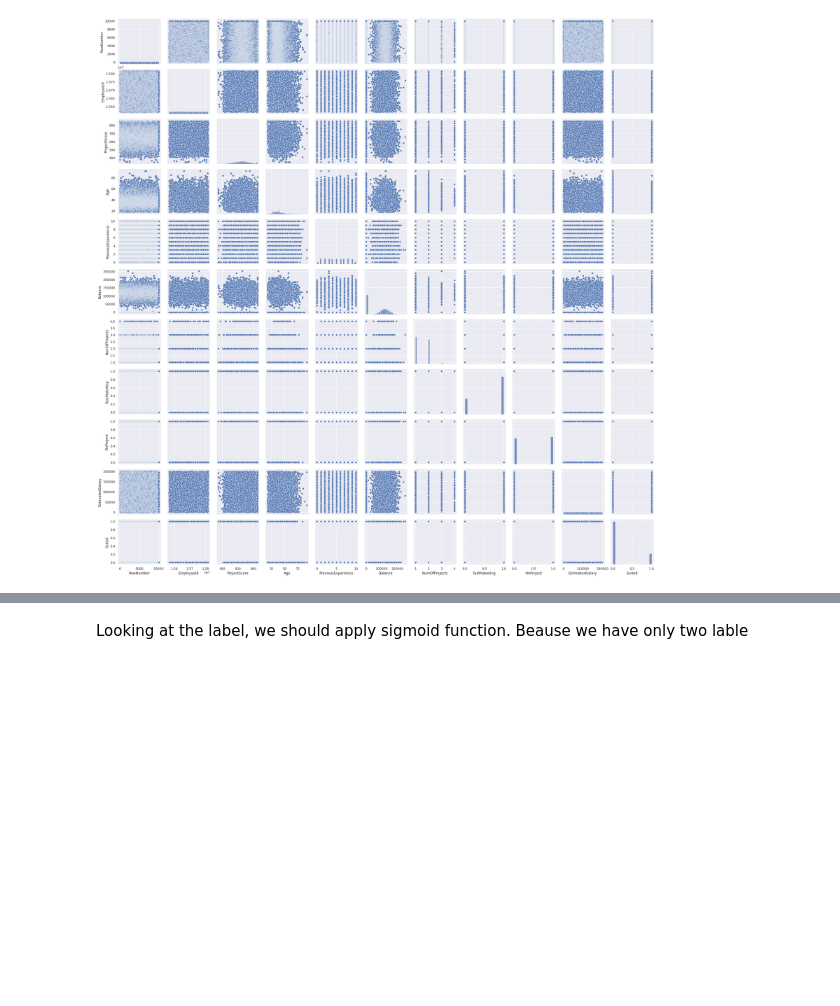
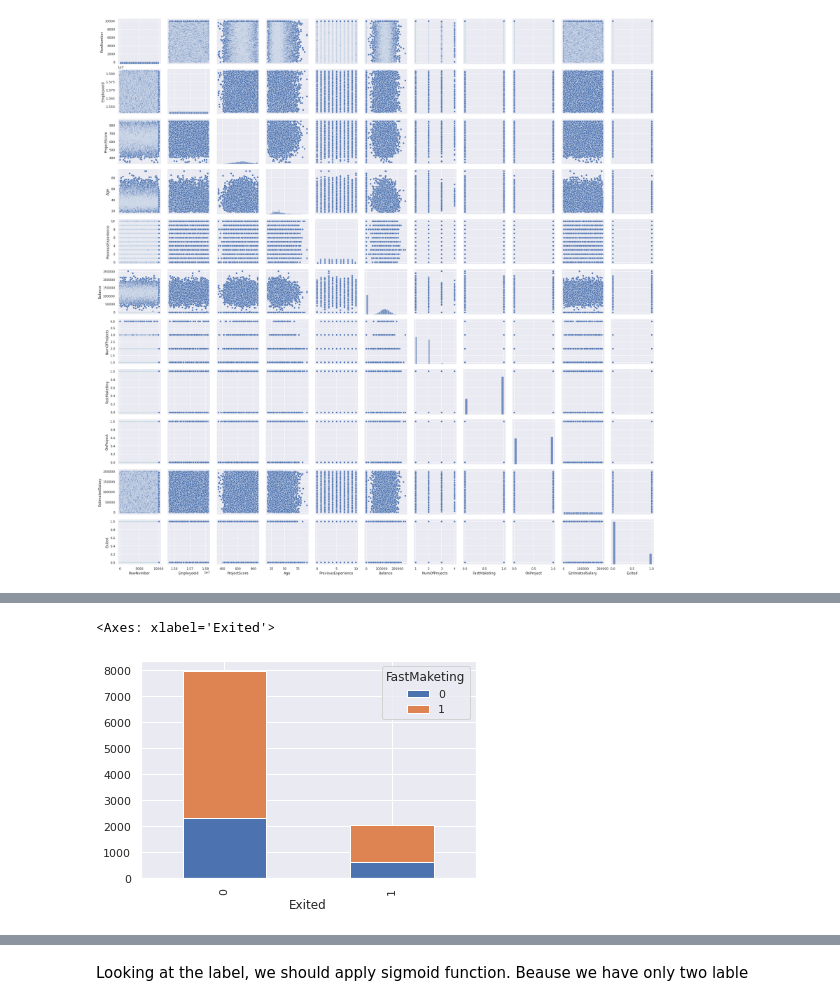
Before and after one commit to Leonild/DS_mAIstros, a Jupyter notebook: ShaloonAnn_LogisticRegression.ipynb, the cells around one changed output, grey strips where cells are left out. Saved outputs shown, nothing was run; the diff lists cells and outputs as text; code cells hidden in the pictures; blank space fills up the shorter version.

```diff
--- a/ShaloonAnn_LogisticRegression.ipynb
+++ b/ShaloonAnn_LogisticRegression.ipynb
@@ -66,0 +77,9 @@ sns.pairplot(data)
+# %%
+# plot data in stack manner of bar type
+#df = data[['Exited', 'Gender']]
+#pd.crosstab(df['Exited'],df['FastMaketing']).plot(kind="bar",stacked=True)
+df = data[['Exited', 'FastMaketing']]
+pd.crosstab(df['Exited'],df['FastMaketing']).plot(kind="bar",stacked=True)
+# %% [output]
+<Axes: xlabel='Exited'>
+[figure, added]
```
Also changed, not shown: parts of 7 cells of this notebook.
